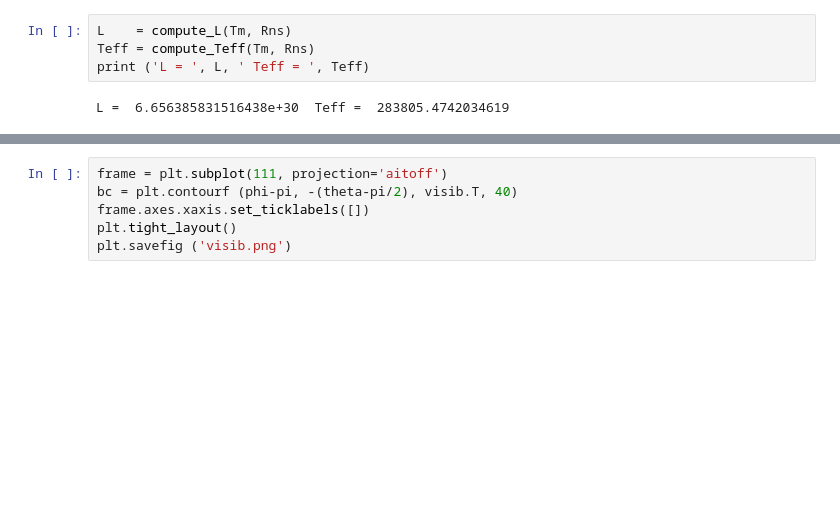
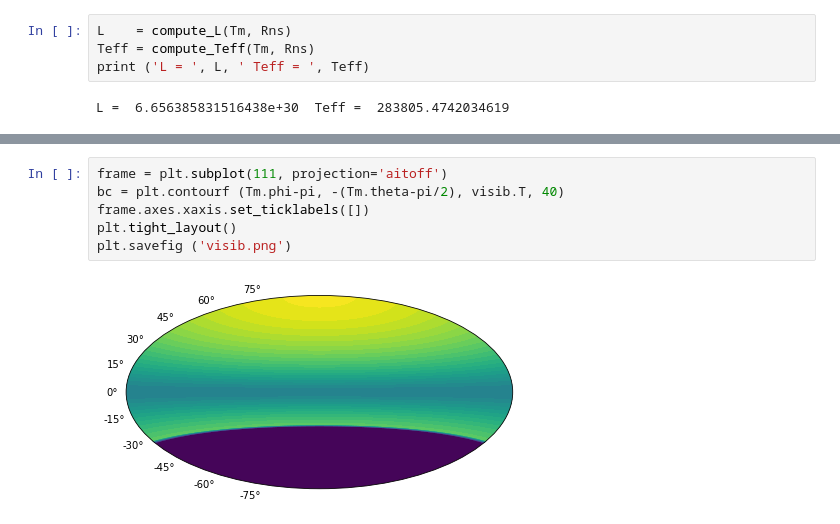
Before and after one commit to ignotur/magpies, a Jupyter notebook: examples/Simple_example.ipynb, the cells around one changed output, grey strips where cells are left out. Cells and saved outputs as stored; diff of their text form; blank space fills up the shorter version.

```diff
--- a/examples/Simple_example.ipynb
+++ b/examples/Simple_example.ipynb
@@ -46,8 +52,10 @@ plt.savefig('polar_spectra.png')
 # %%
 frame = plt.subplot(111, projection='aitoff')
-bc = plt.contourf (phi-pi, -(theta-pi/2), visib.T, 40)
+bc = plt.contourf (Tm.phi-pi, -(Tm.theta-pi/2), visib.T, 40)
 frame.axes.xaxis.set_ticklabels([])
 plt.tight_layout()
 plt.savefig ('visib.png')
+# %% [output]
+[figure, added]
 # %%
 phases = np.linspace (0, 4*pi, 400)
```
Also changed, not shown: parts of 3 cells of this notebook, 10 other files.
